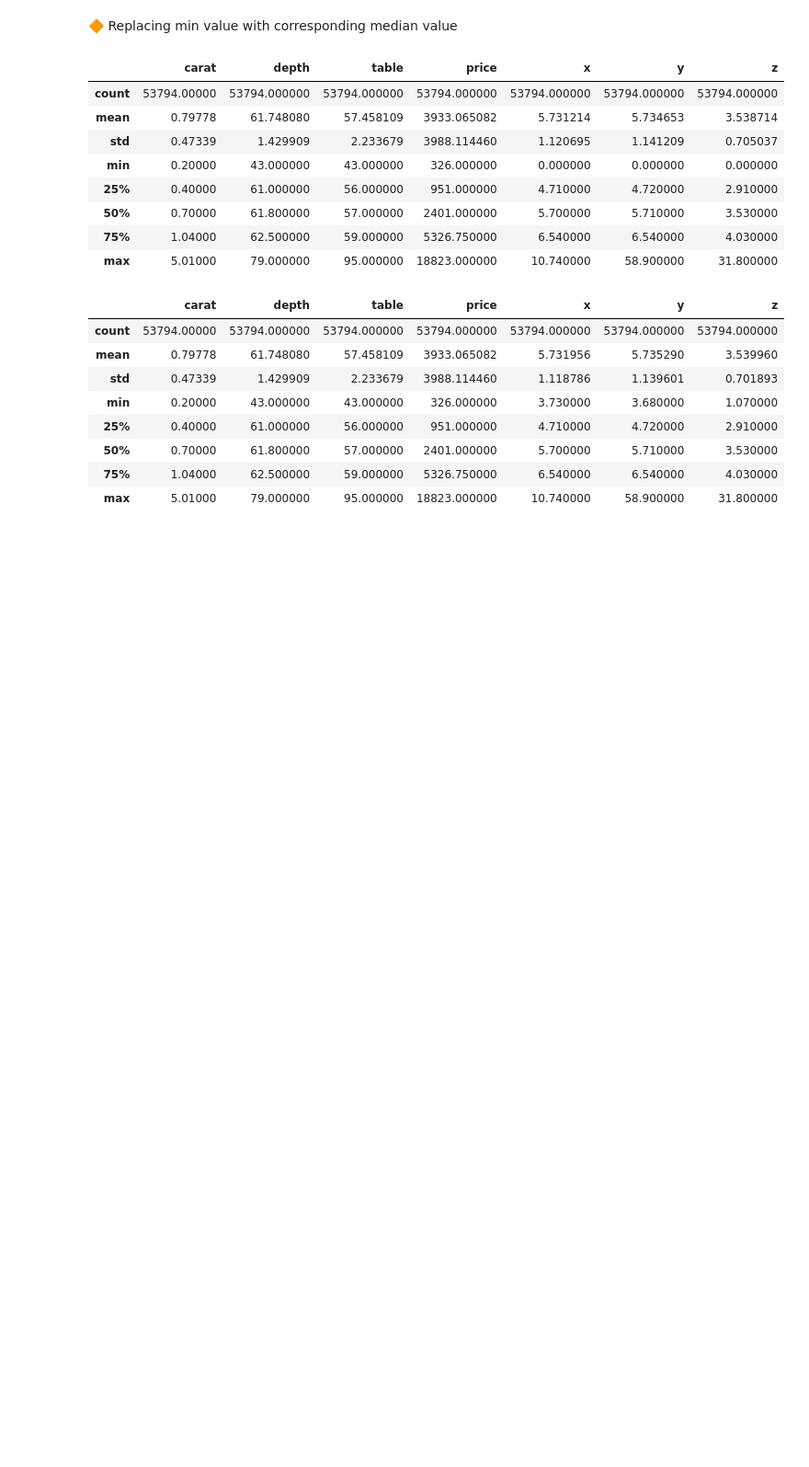
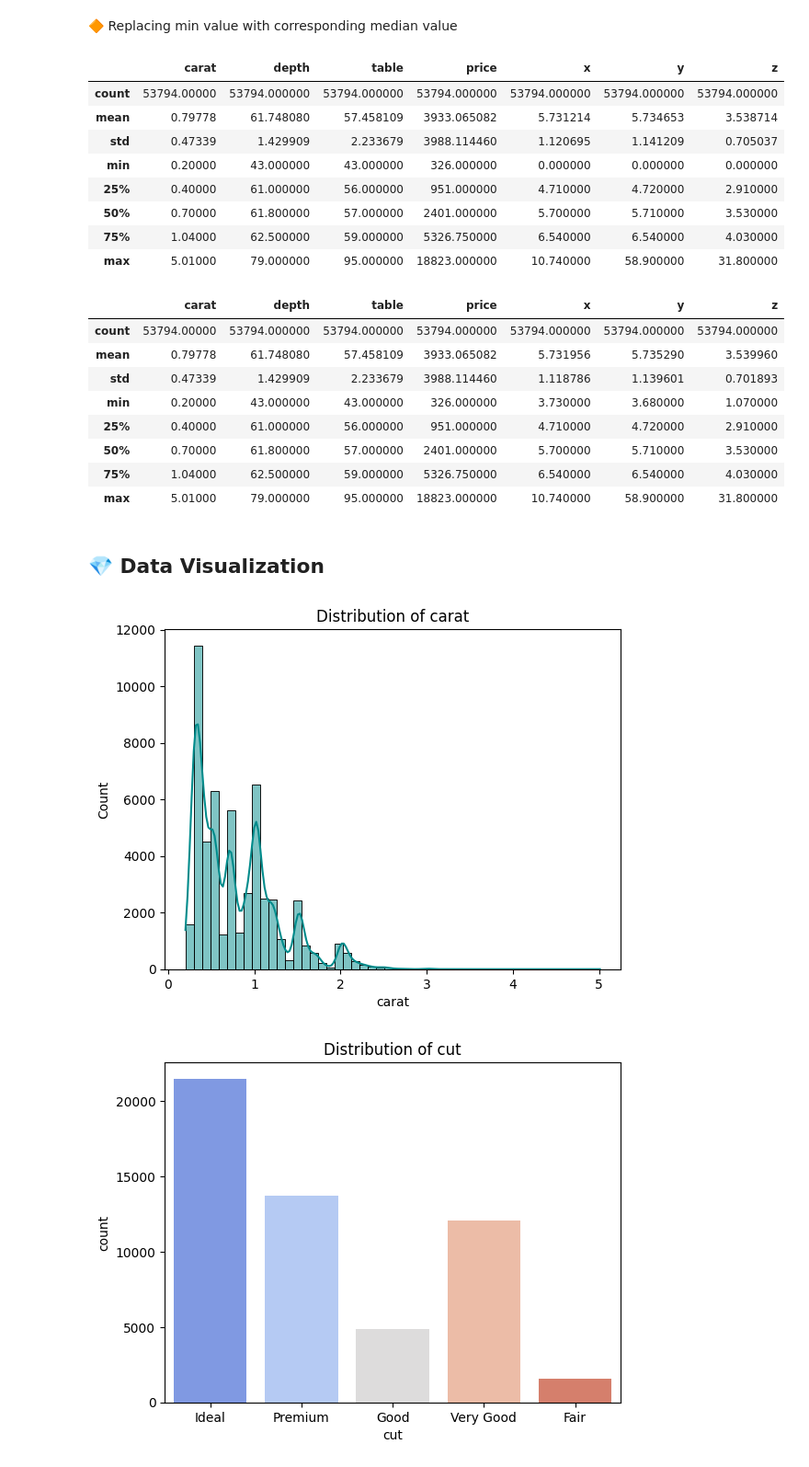
Before and after one commit to Kasfia-Mostafa/DiamondPricePredictor, a Jupyter notebook: Diamonds.ipynb, the cells around one changed output. Shown: that part at 92% size. Drawn from its saved outputs; the diff is of its cells as text; code cells hidden in the pictures; blank space fills up the shorter version.

```diff
--- a/Diamonds.ipynb
+++ b/Diamonds.ipynb
@@ -5,5 +7,5 @@ import pandas as pd
 # %%
-df = pd.read_csv(r'F:\Machine Learning\DiamondPricePredictor\Diamond\diamonds_clean.csv')
+df = pd.read_csv(r'F:\Machine Learning\DiamondPricePredictor\Diamond\diamonds.csv')
 # %%
 df.shape
 # %% [output]
@@ -152,3 +154,5 @@ data.describe()
 | 50% | 0.70000 | 61.800000 | 57.000000 | 2401.000000 | 5.700000 | 5.710000 | 3.530000 |
 | 75% | 1.04000 | 62.500000 | 59.000000 | 5326.750000 | 6.540000 | 6.540000 | 4.030000 |
 | max | 5.01000 | 79.000000 | 95.000000 | 18823.000000 | 10.740000 | 58.900000 | 31.800000 |
+# %% [markdown]
+## 💎 Data Visualization
@@ -154,0 +162,15 @@ data.describe()
+# %%
+def plot_data(col_data, col_name, data_type):
+  plt.title(f'Distribution of {col_name}', fontsize = 12)
+  if data_type == 'float64':
+      sns.histplot(col_data, bins=50, kde=True, color='darkcyan')
+      plt.show()
+  elif data_type == 'object':
+    sns.countplot(data=data, x=col_name, hue=col_name, palette='coolwarm', legend=False)
+    plt.show()
+# %%
+for i in range(0, len(data.columns)):
+  plot_data(data[data.columns[i]], data.columns[i], data.dtypes[i].name)
+# %% [output]
+[figure, added]
+[figure, added]
```
Also changed, not shown: parts of 15 cells of this notebook, 1 other file.
